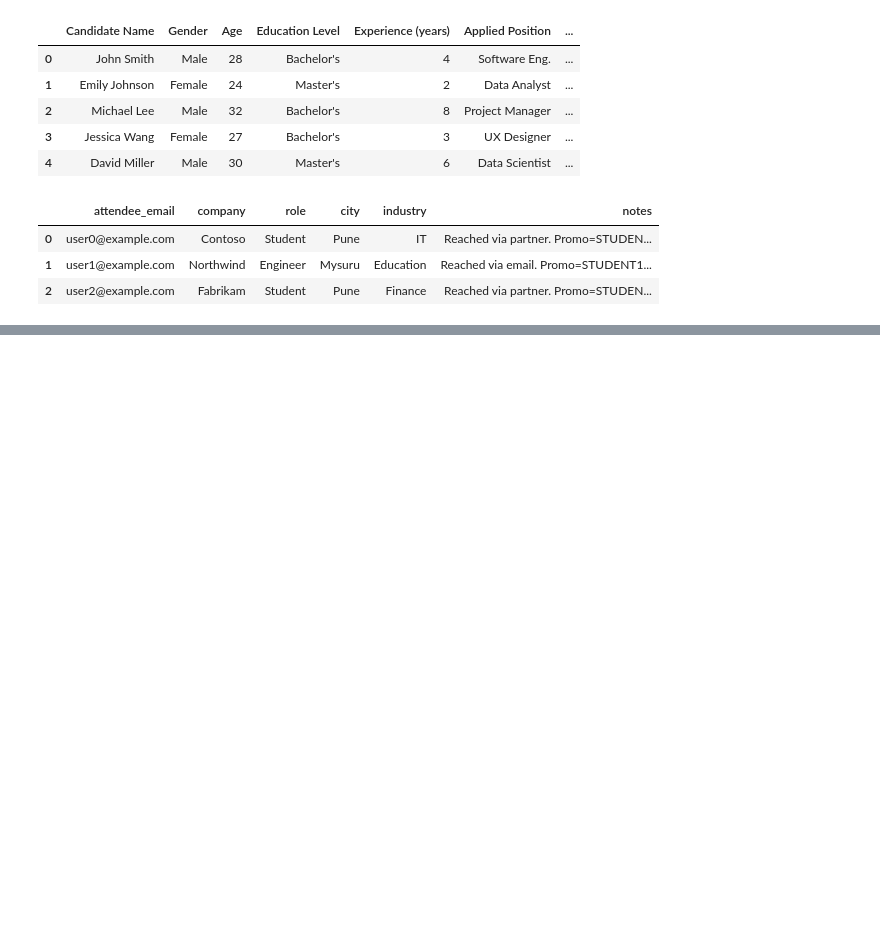
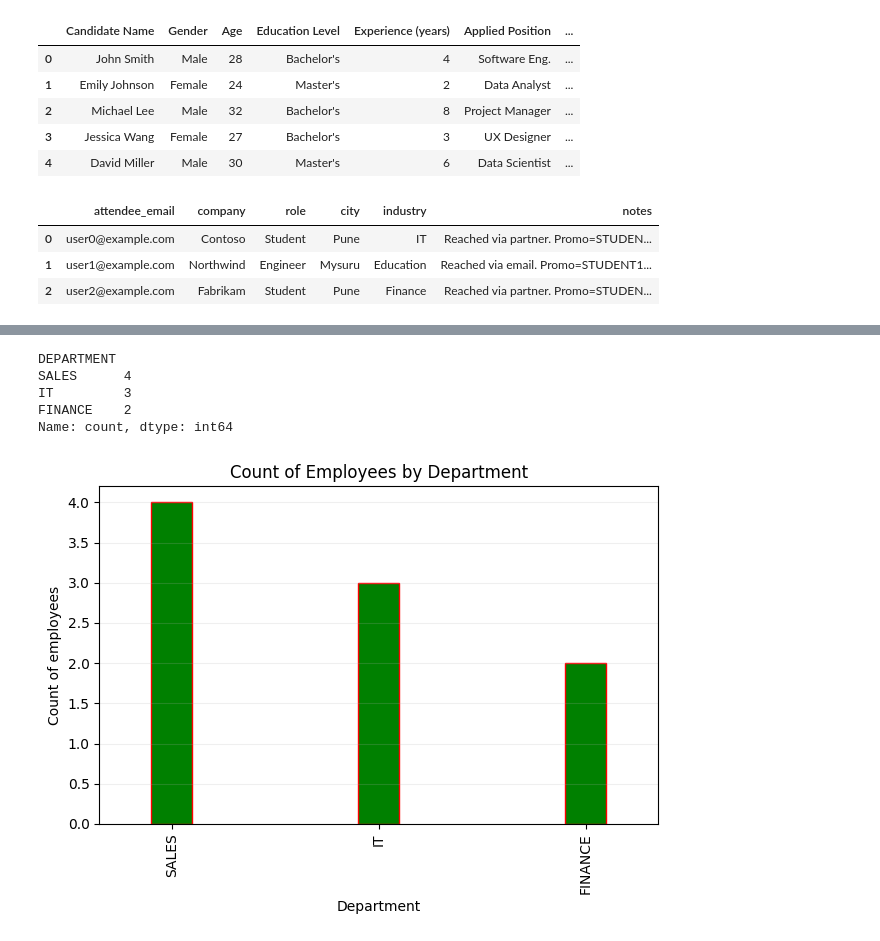
Before and after one commit to CT-Vishwas/kantar-python-1, a Jupyter notebook: my_project/notebooks/first.ipynb, the cells around one changed output, grey strips where cells are left out. Drawn from its saved outputs; the diff is of its cells as text; code cells hidden in the pictures; blank space fills up the shorter version.

```diff
--- a/my_project/notebooks/first.ipynb
+++ b/my_project/notebooks/first.ipynb
@@ -430,0 +440,22 @@ attendees_df.head(3)
+# %%
+dept_counts = df_db['DEPARTMENT'].value_counts()
+# %%
+dept_counts
+# %% [output]
+DEPARTMENT
+SALES      4
+IT         3
+FINANCE    2
+Name: count, dtype: int64
+# %%
+plt.figure()
+
+dept_counts.plot(kind="bar", width=.2, align='center', edgecolor='red', color='green')
+plt.xlabel("Department")
+plt.ylabel("Count of employees")
+plt.title('Count of Employees by Department')
+plt.grid(axis='y',alpha=.2)
+plt.tight_layout()
+plt.show()
+# %% [output]
+[figure, added]
```
Also changed, not shown: parts of 7 cells of this notebook, 4 other files.
